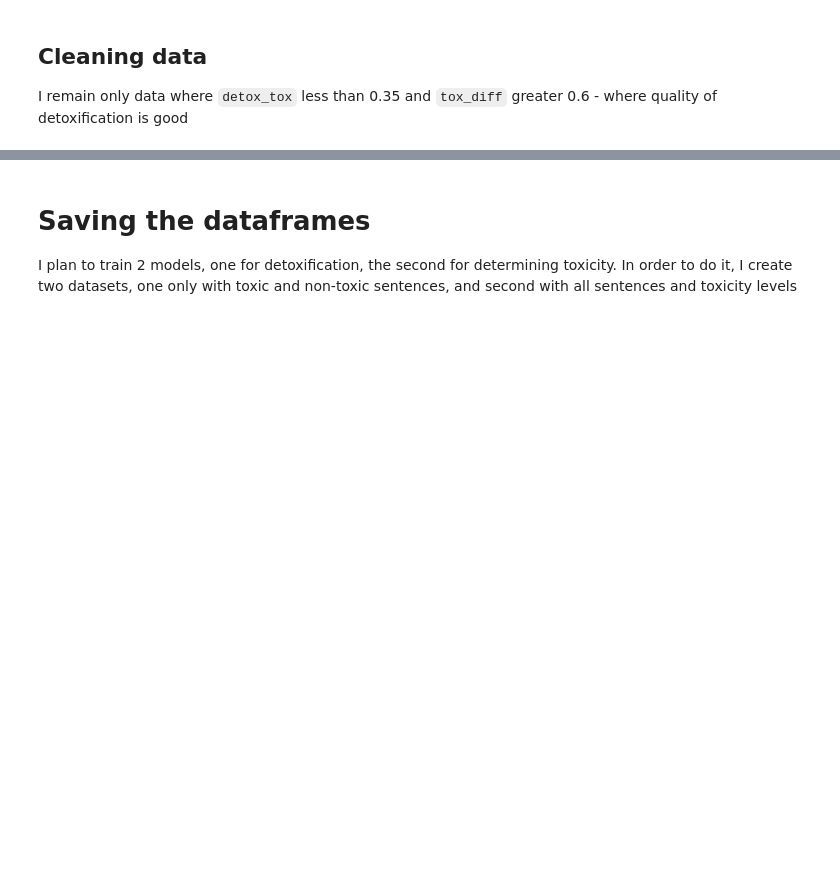
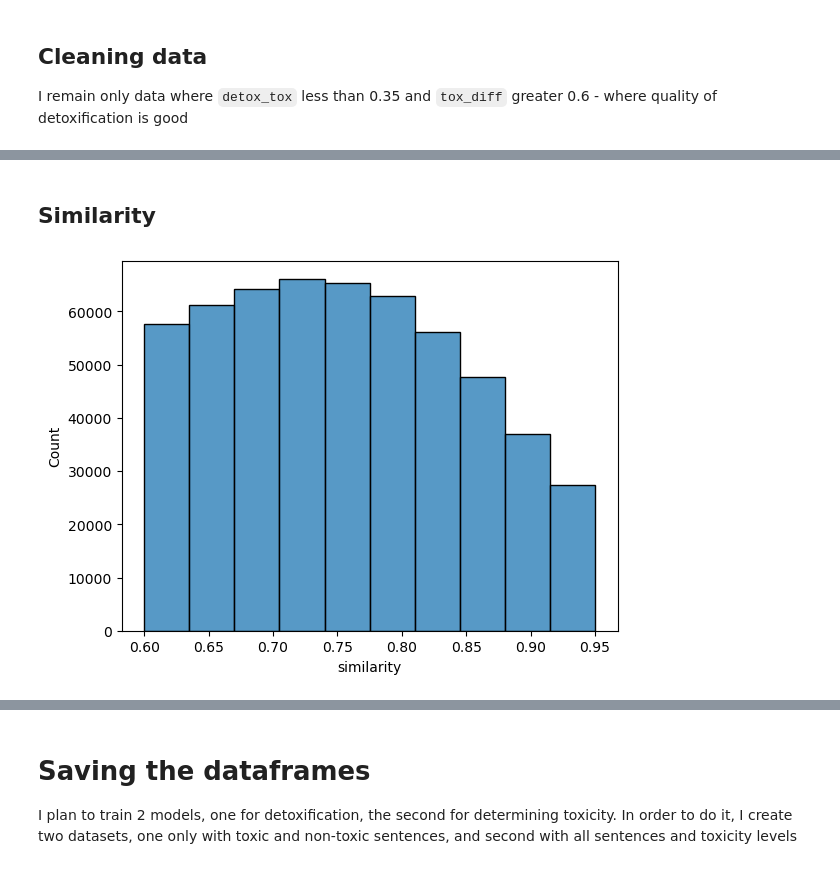
Before and after one commit to slewie/TextDetoxification, a Jupyter notebook: notebooks/1.0-initial-data-exporation.ipynb, the cells around one changed output, grey strips where cells are left out. Cells and saved outputs as stored; diff of their text form; code cells hidden in the pictures; blank space fills up the shorter version.

```diff
--- a/notebooks/1.0-initial-data-exporation.ipynb
+++ b/notebooks/1.0-initial-data-exporation.ipynb
@@ -96,0 +99,6 @@ df = df[(df['detox_tox'] < 0.35) & (df['tox_diff'] > 0.6)]
+# %% [markdown]
+## Similarity
+# %%
+sns.histplot(df['similarity'], bins=10);
+# %% [output]
+[figure, added]
```
Also changed, not shown: parts of 13 cells of this notebook, 5 other files.
